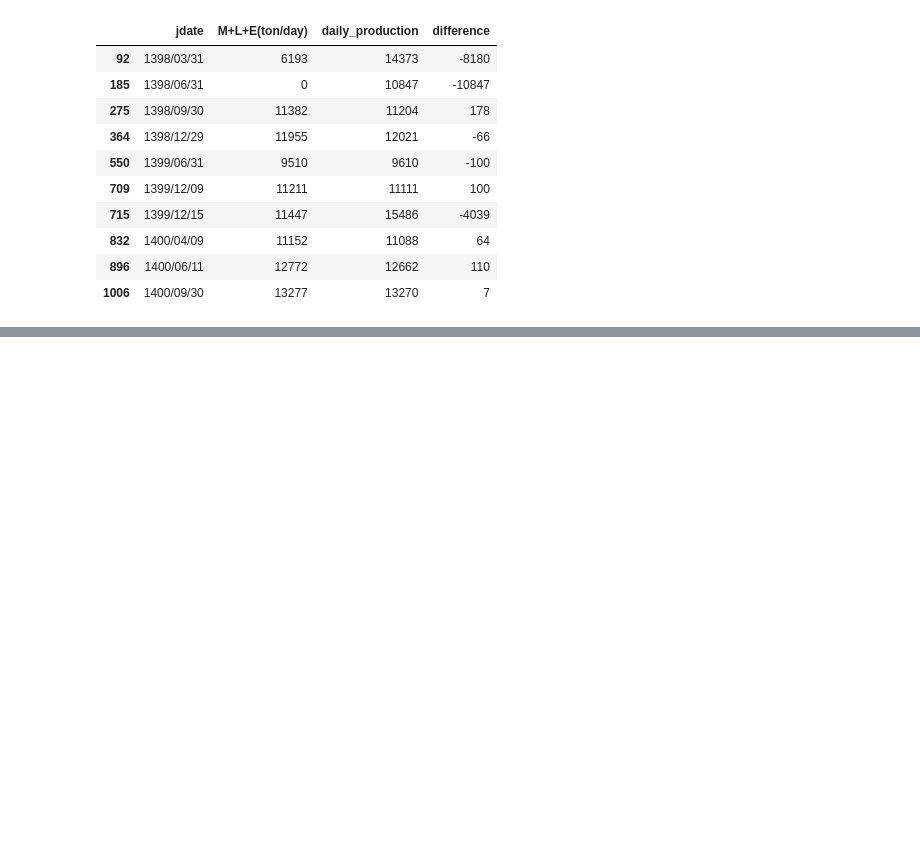
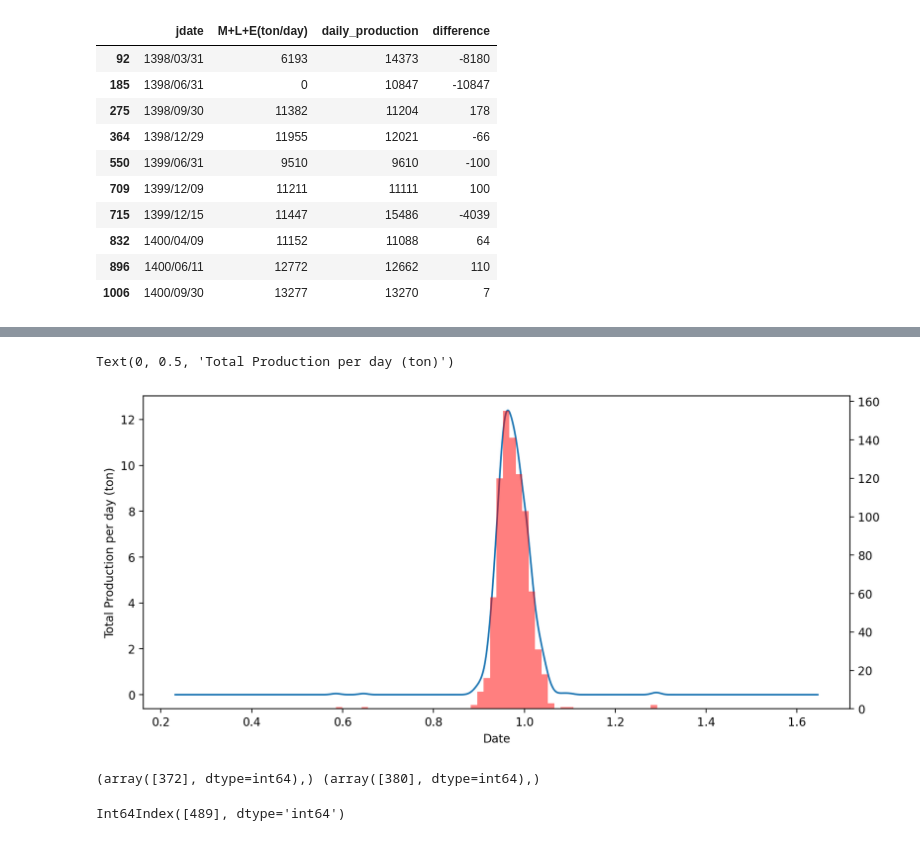
Before and after one commit to heidaralavi/Fetch-daily-product, a Jupyter notebook: compairing data.ipynb, the cells around one changed output, grey strips where cells are left out. Cells and saved outputs as stored; diff of their text form; code cells hidden in the pictures; blank space fills up the shorter version.

```diff
--- a/compairing data.ipynb
+++ b/compairing data.ipynb
@@ -116,0 +150,4 @@ merged_df[merged_df['difference'] != 0]
+# %%
+landa_df=final_df.copy()
+landa=(final_df['A(ton/day)']-final_df['G(ton/day)']-final_df['H(ton/day)'])/final_df['M+L+E(ton/day)']
+landa_df['landa'] = landa
@@ -116,0 +170,9 @@ merged_df[merged_df['difference'] != 0]
+# %%
+fix , ax = plt.subplots(figsize=(11,5),dpi=200)
+landa_df.landa.plot(kind='kde', ax=ax)
+landa_df.landa.plot(kind='hist', ax=ax, secondary_y=True,alpha=0.5,bins=50,color='red')
+ax.set_xlabel('Date')
+ax.set_ylabel('Total Production per day (ton)')
+# %% [output]
+Text(0, 0.5, 'Total Production per day (ton)')
+[figure, added]
@@ -116,0 +183,8 @@ merged_df[merged_df['difference'] != 0]
+# %%
+print(a,b)
+# %% [output]
+(array([372], dtype=int64),) (array([380], dtype=int64),)
+# %%
+landa_df[landa_df.values == '1399/05/05'].index
+# %% [output]
+Int64Index([489], dtype='int64')
```
Also changed, not shown: parts of 16 cells of this notebook.
